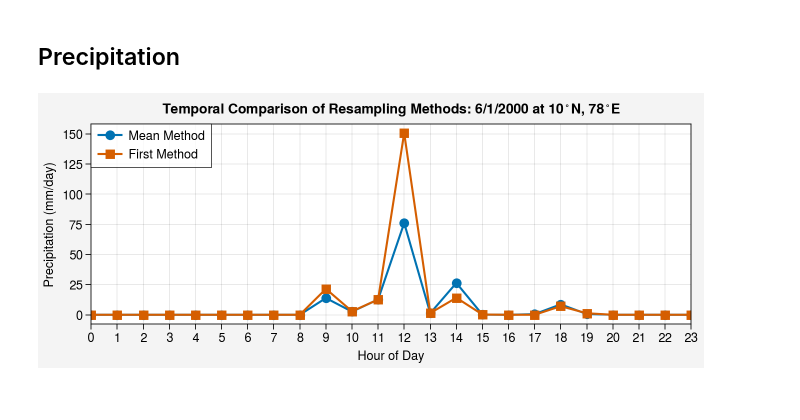
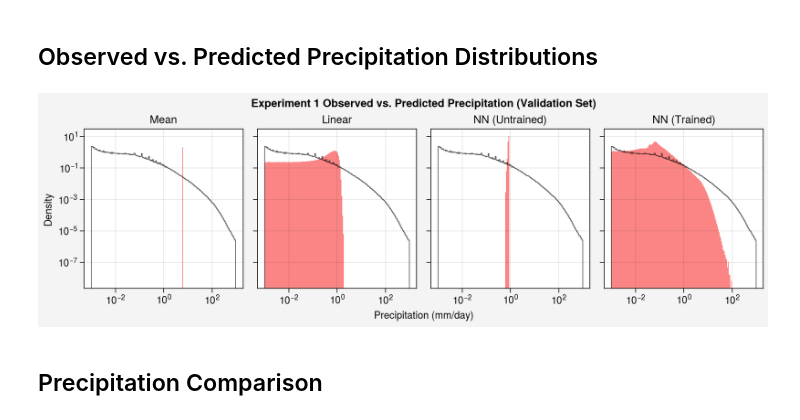
Before and after one commit to savannahferretti/monsoon-sr, a Jupyter notebook: notebooks/debug.ipynb, the cells around one changed output. Cells and saved outputs as stored; diff of their text form; code cells hidden in the pictures.

Commit message:
Debugging using the 4-step method

```diff
--- a/notebooks/debug.ipynb
+++ b/notebooks/debug.ipynb
@@ -33,0 +123,17 @@ p  = get_p_array(q)
+# %%
+fig,axs = pplt.subplots(nrows=1,ncols=4,refwidth=2,share=True)
+axs.format(suptitle='Experiment 1 Observed vs. Predicted Precipitation (Validation Set)',
+           xlabel='Observed Precipitation (mm/day)',xscale='log',xformatter='log',
+           ylabel='Predicted Precipitation (mm/day)',yscale='log',yformatter='log')
+
+im = None
+for ax,(description,hist,r2all,r2pos) in zip(axs,paneldata):
+    im = ax.pcolormesh(binedges,binedges,hist.T,cmap='ColdHot',vmin=1,vmax=2000,levels=100,extend='max')
+    ax.plot([globalmin,globalmax],[globalmin,globalmax],color='k',linewidth=1,linestyle='--')
+    ax.text(0.02,0.98,f'R$^2$(All) = {r2all:.3f}\nR$^2$(> 0) = {r2pos:.3f}',transform=ax.transAxes,va='top',ha='left')
+    ax.format(title=description,
+              xlim=(globalmin,globalmax),xticks=[1e-4,1e-2,1e0,1e2],xminorticks='none',
+              ylim=(globalmin,globalmax),yticks=[1e-4,1e-2,1e0,1e2],yminorticks='none')
+
+fig.colorbar(im,loc='r',label='Counts',ticks=[500,1000,1500,2000])
+pplt.show()
@@ -34,2 +142,29 @@ p  = get_p_array(q)
+# %% [markdown]
+## Observed vs. Predicted Precipitation Distributions
+# %%
+binedges  = create_log_rain_bins()
+
+paneldata  = []
+for runname,result in results.items():
+    description = result['description']
+    ytrueflat = result['ytrue'].values.ravel()
+    ypredflat = result['ypred'].values.ravel()
+    mask = np.isfinite(ytrueflat)&np.isfinite(ypredflat)&(ytrueflat>0)
+    r2   = get_r2(ytrueflat[mask],ypredflat[mask])
+    paneldata.append((description,r2,ytrueflat,ypredflat))
+# %%
+fig,axs = pplt.subplots(nrows=1,ncols=4,refwidth=2,share=True)
+axs.format(suptitle='Experiment 1 Observed vs. Predicted Precipitation (Validation Set)',
+           xlabel='Precipitation (mm/day)',xscale='log',xformatter='log',ylabel='Density',yscale='log',yformatter='log')
+
+for ax,(description,r2,ytrueflat,ypredflat) in zip(axs,paneldata):
+    ax.hist(ytrueflat,bins=binedges,density=True,histtype='step',color='k',alpha=0.7,label='Observed')
+    ax.hist(ypredflat,bins=binedges,density=True,color='red6',alpha=0.7,label='Predicted')
+    # ax.text(0.02,0.98,f'R$^2$(>0 ) = {r2:.3f}',transform=ax.transAxes,va='top',ha='left')
+    ax.format(title=description)
+
+pplt.show()
+# %% [output]
+[figure, added]
 # %% [markdown]
-## Precipitation
+## Precipitation Comparison
@@ -59,11 +170,0 @@ timepointfirst = resultfirst.sel(lat=10,lon=78)
-# %%
-fig,ax = pplt.subplots(nrows=1,ncols=1,refwidth=6,refheight=2)
-ax.format(suptitle='Temporal Comparison of Resampling Methods: 6/1/2000 at 10$^\circ$N, 78$^\circ$E',
-          xlabel='Hour of Day',xticks=1,xminorticks='none',
-          ylabel='Precipitation (mm/day)',yminorticks='none')
-ax.plot(timepointmean.time.dt.hour,timepointmean,label='Mean Method',marker='o')
-ax.plot(timepointfirst.time.dt.hour,timepointfirst,label='First Method',marker='s')
-ax.legend(loc='ul',ncols=1)
-pplt.show()
-# %% [output]
-[figure, removed]
```
Also changed, not shown: parts of 26 cells of this notebook, 18 other files.
